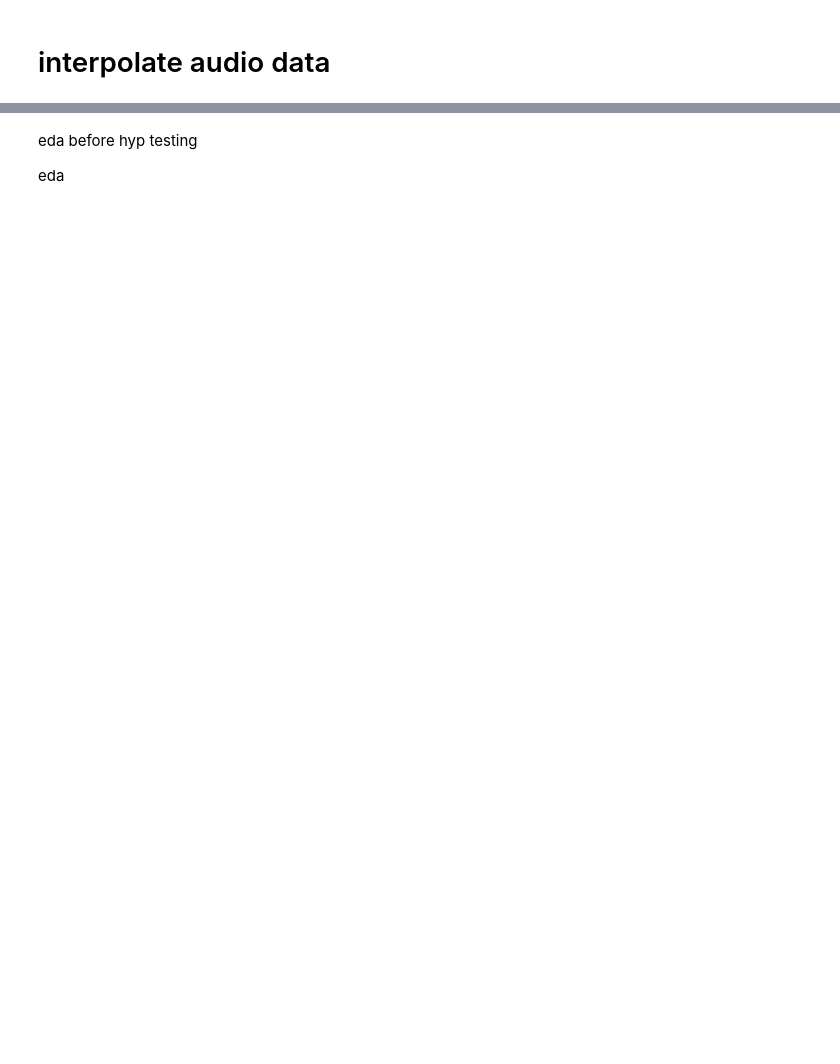
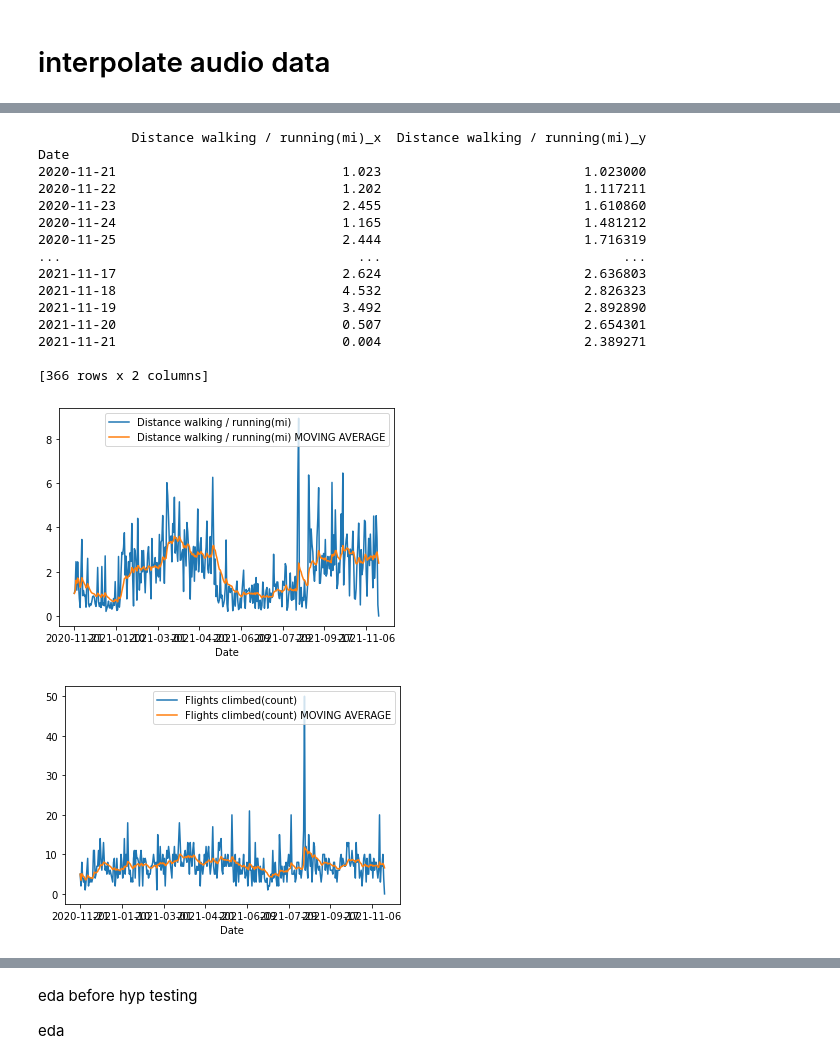
Before and after one commit to Ben10164/CPSC222-Project, a Jupyter notebook: puryear_data_normalizing.ipynb, the cells around one changed output, grey strips where cells are left out. Saved outputs shown, nothing was run; the diff lists cells and outputs as text; code cells hidden in the pictures; blank space fills up the shorter version.

```diff
--- a/puryear_data_normalizing.ipynb
+++ b/puryear_data_normalizing.ipynb
@@ -35,0 +58,80 @@ fig.savefig("figures/moving_avg_audio_graph.jpg",dpi=500)
+# %%
+# interpolate movement data
+
+movement_data.interpolate(method="cubic",inplace=True)
+movement_data.fillna(method="bfill",inplace=True)
+
+movement_data_combined = movement_data.merge(movement_data["Distance walking / running(mi)"].ewm(alpha=0.1).mean(),left_index=True,right_index=True)
+movement_data_combined = movement_data_combined.merge(movement_data["Flights climbed(count)"].ewm(alpha=0.1).mean(),left_index=True,right_index=True)
+movement_data_combined = movement_data_combined.merge(movement_data["Step count(count)"].ewm(alpha=0.1).mean(),left_index=True,right_index=True)
+
+# movement_data_combined.plot(subplots=True)
+
+
+
+movement_data_distance = pd.DataFrame(movement_data["Distance walking / running(mi)"])
+movement_data_distance.set_index(movement_data["Date"],inplace=True)
+
+movement_data_flights = pd.DataFrame(movement_data["Flights climbed(count)"])
+movement_data_flights.set_index(movement_data["Date"],inplace=True)
+
+movement_data_step = pd.DataFrame(movement_data["Step count(count)"])
+movement_data_step.set_index(movement_data["Date"],inplace=True)
+
+movement_data_distance_combined = movement_data_distance.merge(movement_data_distance["Distance walking / running(mi)"].ewm(alpha=0.1).mean(),left_index=True,right_index=True)
+movement_data_flights_combined = movement_data_flights.merge(movement_data_flights["Flights climbed(count)"].ewm(alpha=0.1).mean(),left_index=True,right_index=True)
+movement_data_step_combined = movement_data_step.merge(movement_data_step["Step count(count)"].ewm(alpha=0.1).mean(),left_index=True,right_index=True)
+
+print(movement_data_distance_combined)
+
+movement_data_distance_combined.columns=["Distance walking / running(mi)","Distance walking / running(mi) MOVING AVERAGE"]
+movement_data_flights_combined.columns=["Flights climbed(count)","Flights climbed(count) MOVING AVERAGE"]
+movement_data_step_combined.columns=["Step count(count)","Step count(count) MOVING AVERAGE"]
+
+movement_data_distance_combined.plot()
+movement_data_flights_combined.plot()
+movement_data_step_combined.plot()
+
+
+movement_data_distance_combined.to_csv("data/clean_puryear_movement_distance_ewm.csv")
+movement_data_flights_combined.to_csv("data/clean_puryear_movement_flights_ewm.csv")
+movement_data_step_combined.to_csv("data/clean_puryear_movement_step_ewm.csv")
+#sleep_data_combined.columns=["Date","Time in bed(hr)","Time in bed(hr) MOVING AVERAGE"]
+#
+#sleep_data_combined.set_index("Date",inplace=True)
+#
+#sleep_data_combined.to_csv("data/cleaned_puryear_sleep_ewm.csv")
+#
+#ax = sleep_data_combined.plot()
+#fig = ax.get_figure()
+#fig.savefig("figures/moving_avg_sleep_graph.jpg",dpi=500)
+
+ax = movement_data_distance_combined.plot()
+fig = ax.get_figure()
+fig.savefig("figures/moving_avg_movement_distance_graph.jpg",dpi=500)
+
+ax = movement_data_flights_combined.plot()
+fig = ax.get_figure()
+fig.savefig("figures/moving_avg_movement_flights_graph.jpg",dpi=500)
+
+ax = movement_data_step_combined.plot()
+fig = ax.get_figure()
+fig.savefig("figures/moving_avg_movement_steps_graph.jpg",dpi=500)
+# %% [output]
+            Distance walking / running(mi)_x  Distance walking / running(mi)_y
+Date
+2020-11-21                             1.023                          1.023000
+2020-11-22                             1.202                          1.117211
+2020-11-23                             2.455                          1.610860
+2020-11-24                             1.165                          1.481212
+2020-11-25                             2.444                          1.716319
+...                                      ...                               ...
+2021-11-17                             2.624                          2.636803
+2021-11-18                             4.532                          2.826323
+2021-11-19                             3.492                          2.892890
+2021-11-20                             0.507                          2.654301
+2021-11-21                             0.004                          2.389271
+
+[366 rows x 2 columns]
+[figure, added]
+[figure, added]
```
Also changed, not shown: parts of 3 cells of this notebook, 22 other files.
